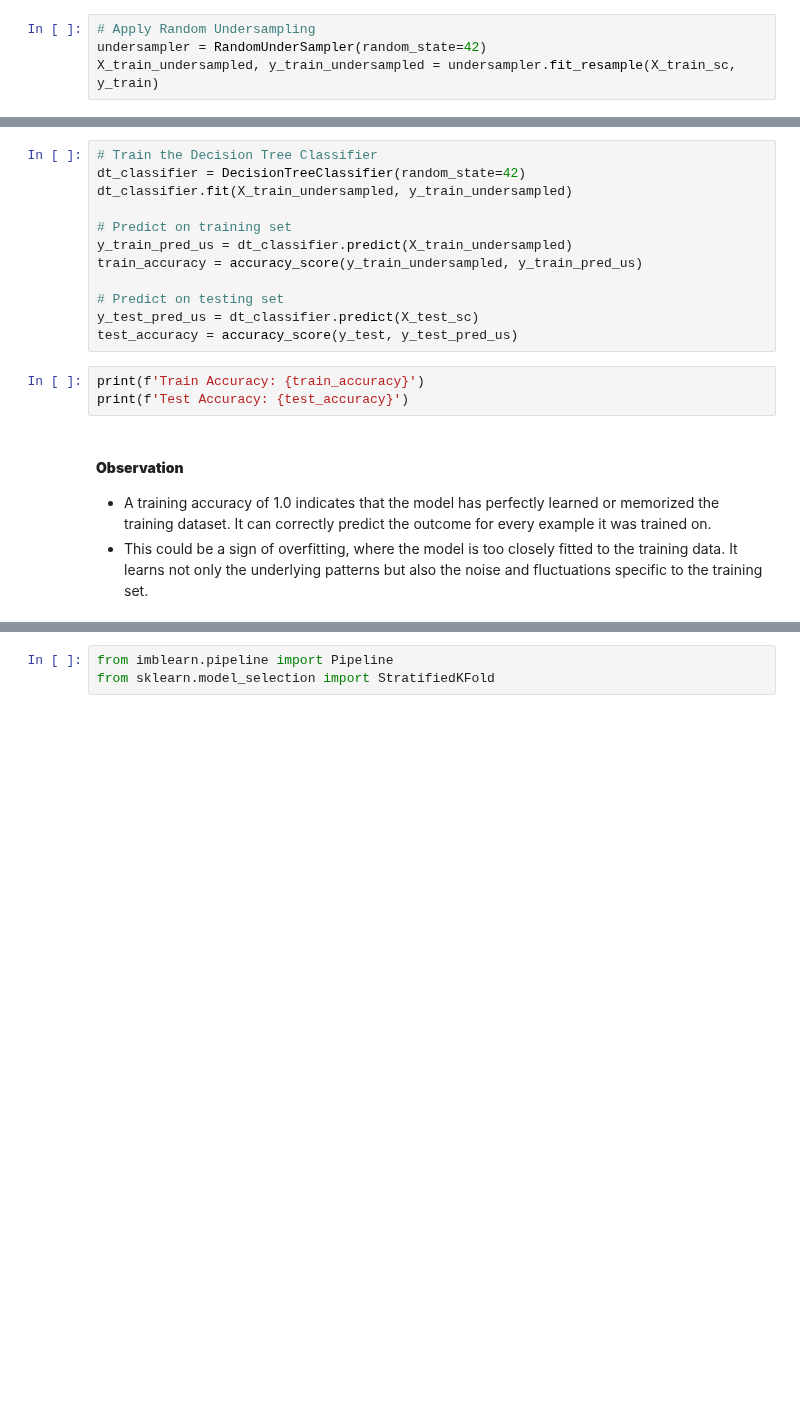
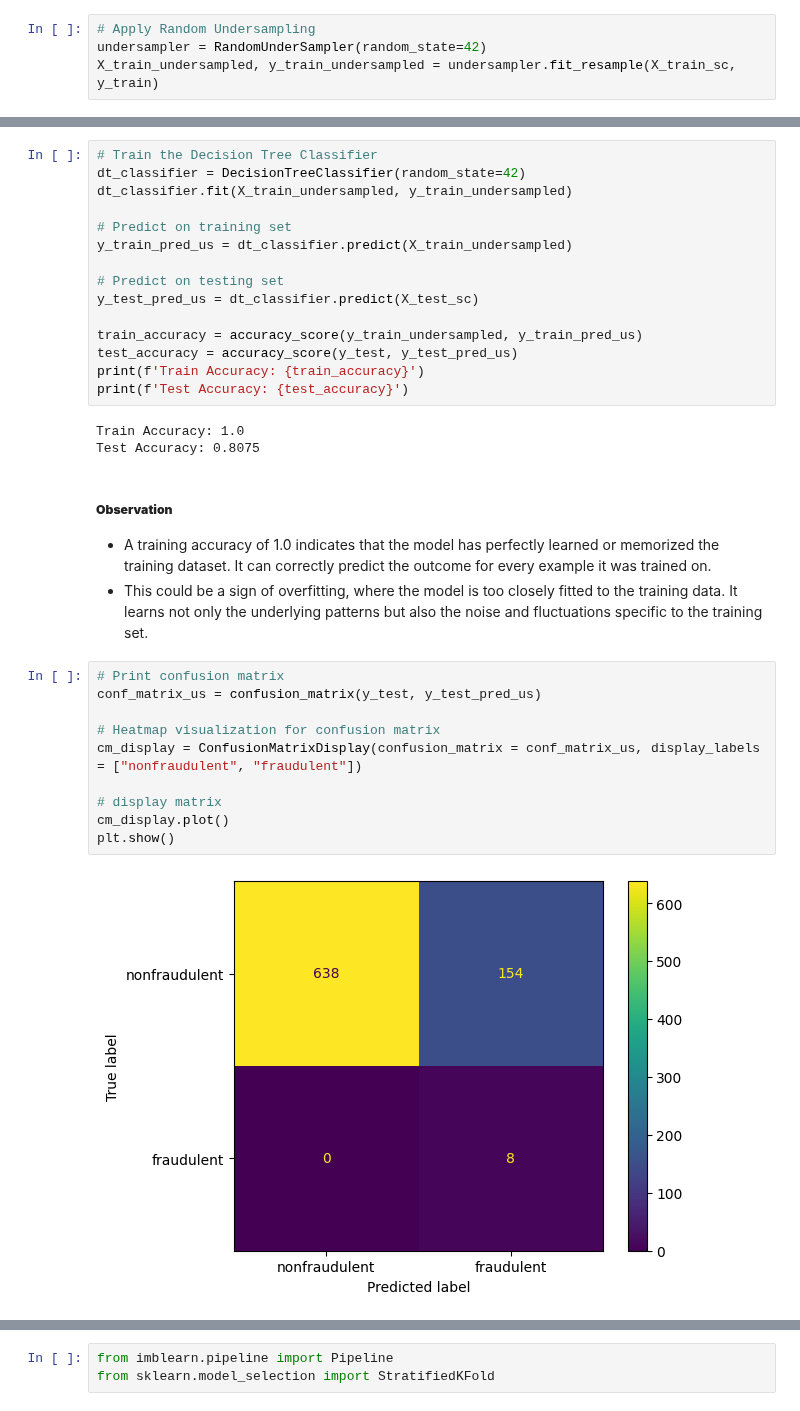
Before and after one commit to aninditadash/Introduction_to_machine_learning, a Jupyter notebook: supervised_learning/Classification/SL_Classification_Imbalanced_Classes.ipynb, the cells around one changed output, grey strips where cells are left out. Saved outputs shown, nothing was run; the diff lists cells and outputs as text; blank space fills up the shorter version.

```diff
--- a/supervised_learning/Classification/SL_Classification_Imbalanced_Classes.ipynb
+++ b/supervised_learning/Classification/SL_Classification_Imbalanced_Classes.ipynb
@@ -496,16 +514,31 @@ dt_classifier.fit(X_train_undersampled, y_train_undersampled)
 
 # Predict on training set
 y_train_pred_us = dt_classifier.predict(X_train_undersampled)
-train_accuracy = accuracy_score(y_train_undersampled, y_train_pred_us)
 
 # Predict on testing set
 y_test_pred_us = dt_classifier.predict(X_test_sc)
+
+train_accuracy = accuracy_score(y_train_undersampled, y_train_pred_us)
 test_accuracy = accuracy_score(y_test, y_test_pred_us)
+print(f'Train Accuracy: {train_accuracy}')
+print(f'Test Accuracy: {test_accuracy}')
+# %% [output]
+Train Accuracy: 1.0
+Test Accuracy: 0.8075
-# %%
-print(f'Train Accuracy: {train_accuracy}')
-print(f'Test Accuracy: {test_accuracy}')
 # %% [markdown]
-#### __Observation__
+##### __Observation__
 
 - A training accuracy of 1.0 indicates that the model has perfectly learned or memorized the training dataset. It can correctly predict the outcome for every example it was trained on.
 - This could be a sign of overfitting, where the model is too closely fitted to the training data. It learns not only the underlying patterns but also the noise and fluctuations specific to the training set.
+# %%
+# Print confusion matrix
+conf_matrix_us = confusion_matrix(y_test, y_test_pred_us)
+
+# Heatmap visualization for confusion matrix
+cm_display = ConfusionMatrixDisplay(confusion_matrix = conf_matrix_us, display_labels = ["nonfraudulent", "fraudulent"])
+
+# display matrix
+cm_display.plot()
+plt.show()
+# %% [output]
+[figure, added]
```
Also changed, not shown: parts of 34 cells of this notebook.
